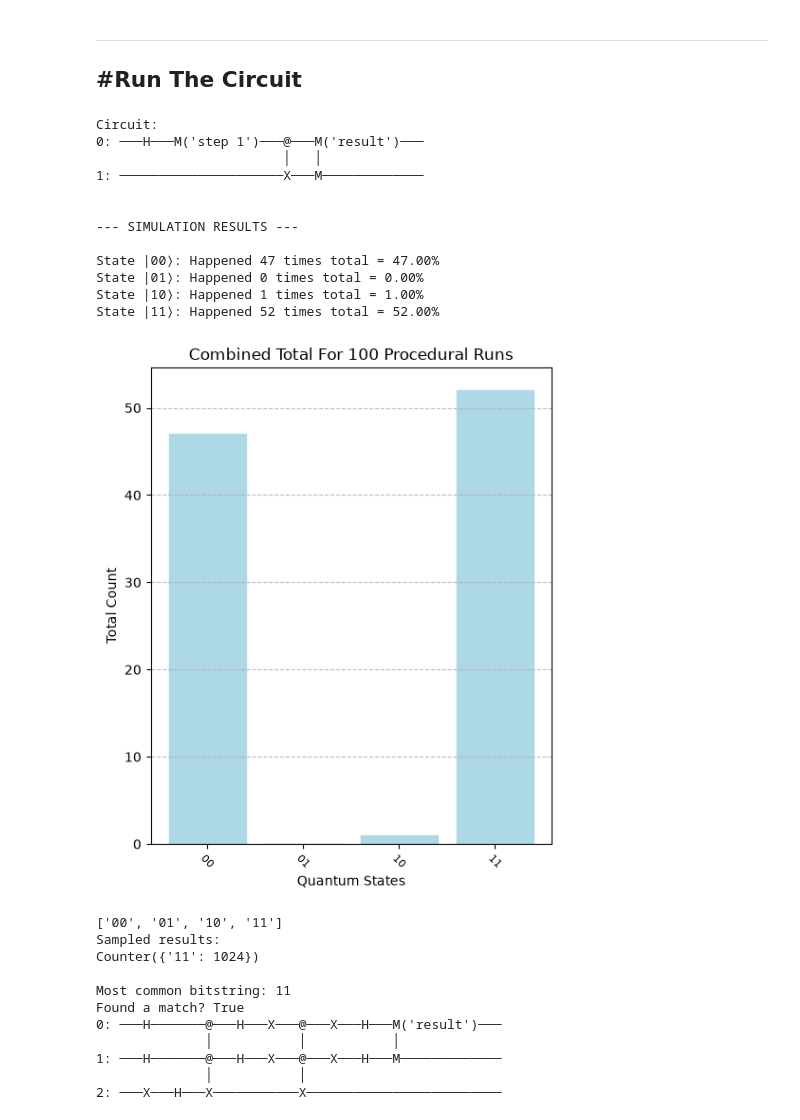
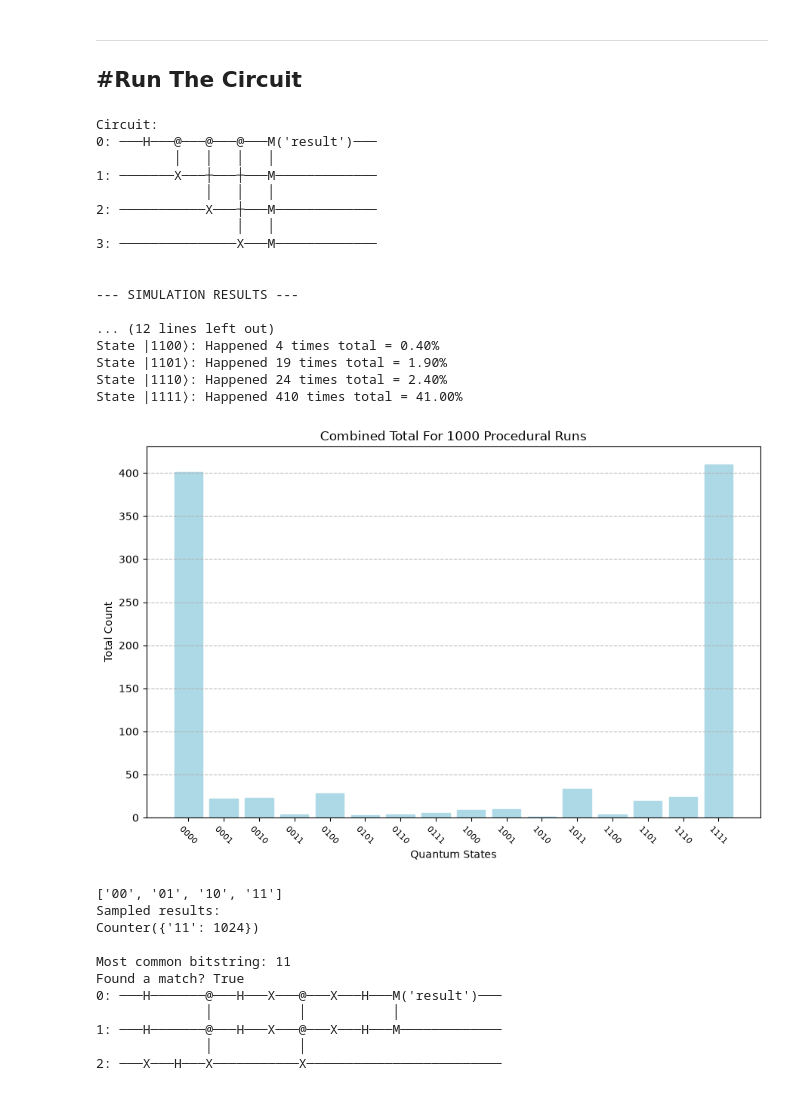
Before and after one commit to kartikeyabekkari/HyperRealisticNisqSimulation, a Jupyter notebook: Hyper_Realistic_NISQ_Simulation.ipynb, the cells around one changed output. Saved outputs shown, nothing was run; the diff lists cells and outputs as text; code cells hidden in the pictures.

```diff
--- a/Hyper_Realistic_NISQ_Simulation.ipynb
+++ b/Hyper_Realistic_NISQ_Simulation.ipynb
@@ -210,13 +210,43 @@ def create_final_circuit(original_circuit, qubit_stream, noisy_moments_list):
                     neighbor_distances = [abs(q_idx - flipped_idx) for flipped_idx in detected_flips]
                     shortest_neighbor_distance = min(neighbor_distances)
                     noise_chance = (
-                        1.0 / ((shortest_neighbor_distance*distance_between_qubits)**4)
+                        1.0 / ((shortest_neighbor_distance*distance_between_qubits)**2)
                     )
                 else:
                     noise_chance = 0.0
                 crosstalk_noise_gates.append(cirq.bit_flip(p=noise_chance)(qubit))
             building_circuit.append(cirq.Moment(crosstalk_noise_gates))
+            for moment in noisy_circuit:
+                #building_circuit.append(moment)
+        # Skip noise injection entirely if moment contains a measurement
+                if any(isinstance(op.gate, cirq.MeasurementGate) for op in moment):
+                  continue
+
+                active_loud_qubits = set()
+
+                for op in moment:
+                  is_loud_gate = isinstance(op.gate, (
+                  cirq.XPowGate,
+                  cirq.YPowGate,
+                  cirq.ZPowGate,
+                  cirq.HPowGate,
+                  cirq.CXPowGate,
+                  cirq.PhasedXPowGate
+                  ))
+
+                  if is_loud_gate:
+                    active_loud_qubits.update(op.qubits)
+                if is_error:
+                  error_gates = []
+                  for q in original_circuit.all_qubits():
+                   # Sets error to
+                   error_rate = high_noise if q in active_loud_qubits else base_noise
+                   error_gates.append(cirq.depolarize(p=error_rate)(q))
+                    # Add the error gates to the noisy circuit
+                  building_circuit.append(cirq.Moment(error_gates))
+                  building_circuit.append(cirq.amplitude_damp(amplitude_damp_chance).on_each(qubits))
+
         return building_circuit
-final_circuit = create_final_circuit(base_circuit, find_errors()[0], find_errors()[1])
+final_circuit = create_final_circuit(base_circuit, [[],[1]], find_errors()[1])
 final_circuit
 # %% [output]
@@ -262,30 +294,35 @@ def Graph():
 #Run The Circuit
 ---
 # %%
+
 total_counts.clear() #--- Reset the count
-number_of_runs = 100
+number_of_runs = 1000
 print(f'Circuit:\n{base_circuit}\n')
 
 for num in range(number_of_runs): #--- Run the following once per shot
   noisy_circuit = inject_errors(base_circuit) #--- Create the noisy_circuit
   final_circuit = create_final_circuit(base_circuit, find_errors()[0], find_errors()[1]) #--- Create a final circuit that models crosstalk | find_errors[0] creates list of flipped qubits, find_errors[1] creates list of noisy moments(slices)
-  simulate(cirq.amplitude_damp(0.0001)) #--- Simulate the final circuit | Set the type of noise inside the parenthesis
-  results = cirq.Simulator
+  simulate(cirq.asymmetric_depolarize(0.0067)) #--- Simulate the final circuit | Set the type of noise inside the parenthesis
 Graph() #--- Graph the results | Needs to be outside the run loop |
 # %% [output]
 Circuit:
-0: ───H───M('step 1')───@───M('result')───
-                        │   │
-1: ─────────────────────X───M─────────────
+0: ───H───@───@───@───M('result')───
+          │   │   │   │
+1: ───────X───┼───┼───M─────────────
+              │   │   │
+2: ───────────X───┼───M─────────────
+                  │   │
+3: ───────────────X───M─────────────
 
 
 --- SIMULATION RESULTS ---
 
-State |00⟩: Happened 47 times total = 47.00%
-State |01⟩: Happened 0 times total = 0.00%
-State |10⟩: Happened 1 times total = 1.00%
-State |11⟩: Happened 52 times total = 52.00%
+... (12 lines left out)
+State |1100⟩: Happened 4 times total = 0.40%
+State |1101⟩: Happened 19 times total = 1.90%
+State |1110⟩: Happened 24 times total = 2.40%
+State |1111⟩: Happened 410 times total = 41.00%
-[figure, old version]
+[figure, new version]
 # %%
 import math
 number_choices = 4
```
Also changed, not shown: parts of 11 cells of this notebook.
